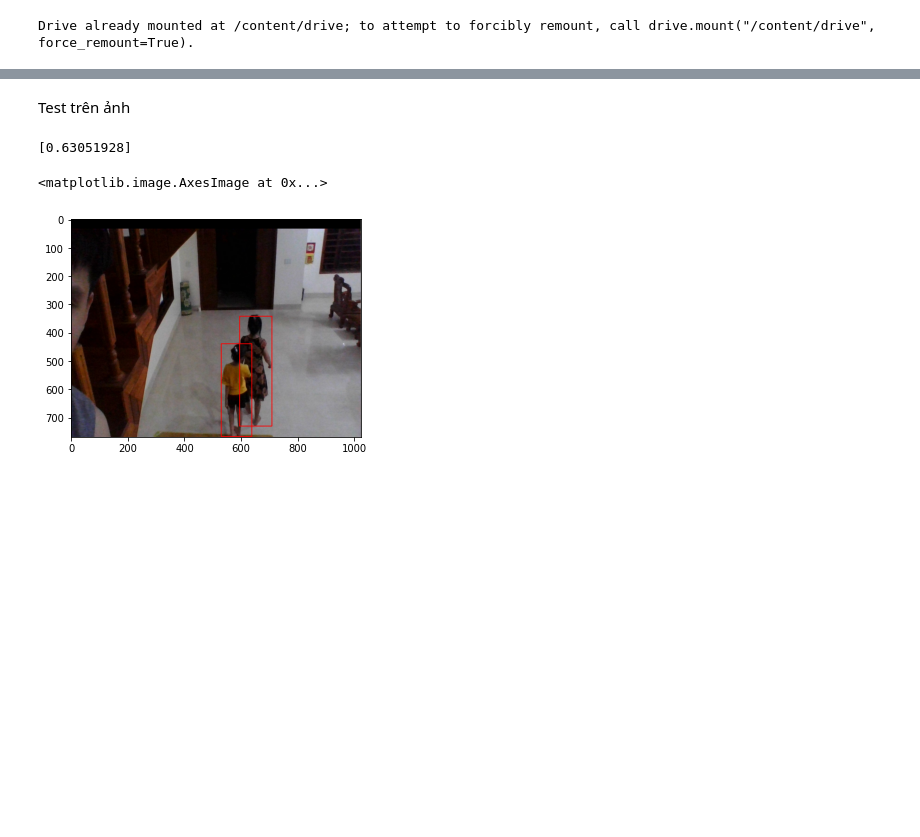
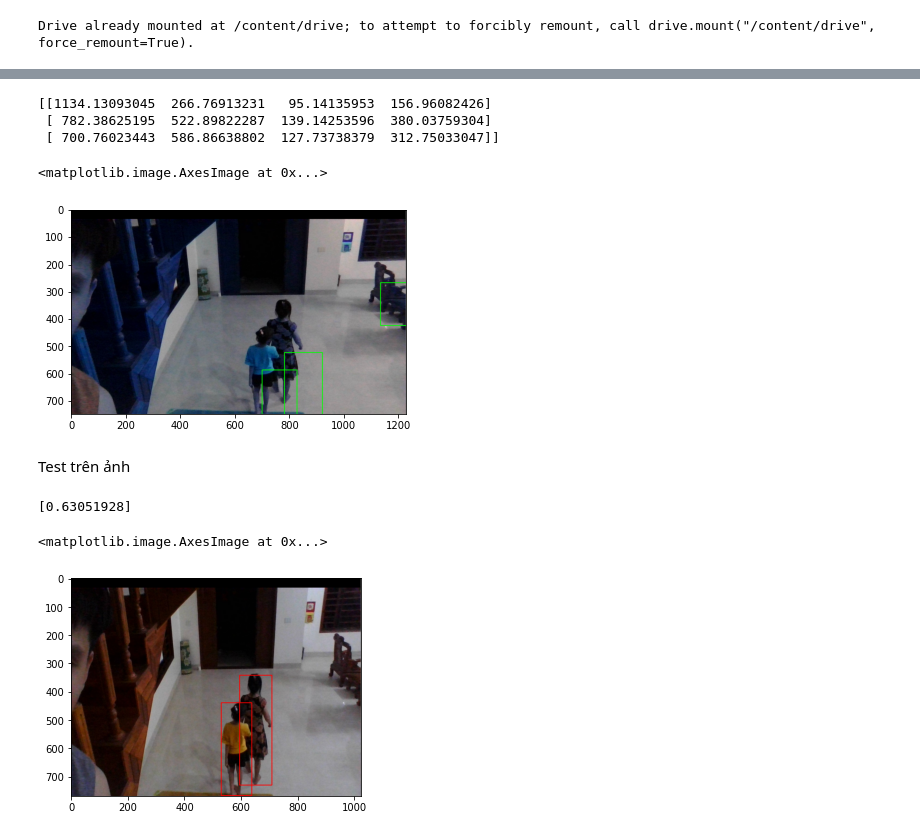
Before and after one commit to lephuocdat2000/Advanced-CV, a Jupyter notebook: FinalProject.ipynb, the cells around one changed output, grey strips where cells are left out. Drawn from its saved outputs; the diff is of its cells as text; code cells hidden in the pictures; blank space fills up the shorter version.

```diff
--- a/FinalProject.ipynb
+++ b/FinalProject.ipynb
@@ -51 +186,53 @@ model.load_weights('/content/drive/MyDrive/Pretrained/yolov4.h5')
+# %%
+from darknet import *
+#608X608
+# load in our YOLOv4 architecture network
+network, class_names, class_colors = load_network_1("cfg/yolov4.cfg", "cfg/coco.data", "yolov4.weights")
+width = network_width(network)
+height = network_height(network)
+# %%
+image = cv2.imread("/content/drive/MyDrive/Advanced-CV/193593992_323953159303430_8126787994321005785_n.png")
+boxes = darknet_helper(image, width, height)
+for (xmin,ymin,xmax,ymax) in boxes:
+   cv2.rectangle(image,(int(xmin),int(ymin)),(int(xmin+xmax),int(ymin+ymax)),(0,255,0),2)
+plt.imshow(image)
+# ## Get transformation matrix
+# A = [390,220]
+# B = [840,220]
+# C = [10,450]
+# D = [900,450]
+# distance_minimum = 2.0
+# real_width,real_height = 7.5,8.0
+# pixel_width,pixel_height = B[0] - A[0], C[1]-A[1]
+# M = MatrixCreation(A,B,C,D)
+
+# print(boxes)
+# transformed_points = Points_Transformation(boxes)
+# if len(boxes) > 1:
+#                 image_rect = image.copy()
+#                 list_indexes = list(itertools.combinations(range(len(transformed_points)), 2))
+#                 x_y_ = []
+#                 for i,pair in enumerate(itertools.combinations(transformed_points, r=2)):
+#                      if np.sqrt( (pair[0][0] - pair[1][0])**2 + (pair[0][1] - pair[1][1])**2 ) < int(distance_minimum):
+#                      #change color top view
+#                          index_pt1 = list_indexes[i][0]
+#                          index_pt2 = list_indexes[i][1]
+#                      #change color original frame
+#                          DrawnRectangel(boxes,image_rect,index_pt1,(0,0,255))
+#                          DrawnRectangel(boxes,image_rect,index_pt2,(0,0,255))
+#                          x_y_.append(index_pt1)
+#                          x_y_.append(index_pt2)
+#                 diff = np.setdiff1d(list(range(0,len(boxes))),np.unique(x_y_))
+#                 for i in diff: DrawnRectangel(boxes,image_rect,i,(0,255,0))
+# elif len(boxes)==1:
+#                  image_rect = frame.copy()
+#                  DrawnRectangel(boxes,image_rect,0,(0,255,0))
+# plt.imshow(image_rect)
+# plt.show()
+# %% [output]
+[[1134.13093045  266.76913231   95.14135953  156.96082426]
+ [ 782.38625195  522.89822287  139.14253596  380.03759304]
+ [ 700.76023443  586.86638802  127.73738379  312.75033047]]
+<matplotlib.image.AxesImage at 0x...>
+[figure, added]
 # %%
```
Also changed, not shown: parts of 8 cells of this notebook.
